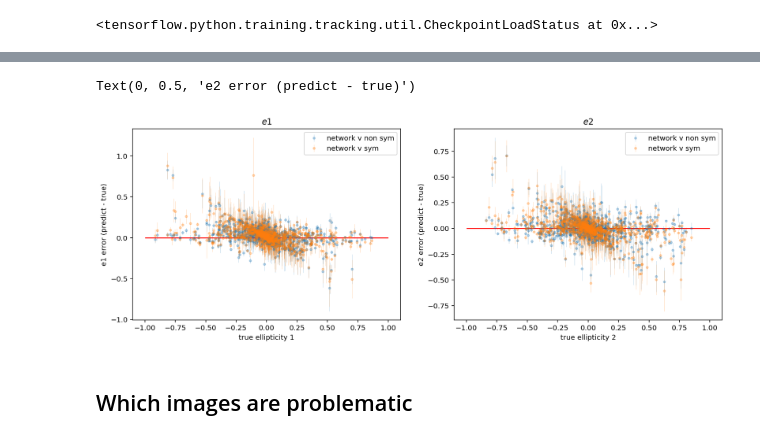
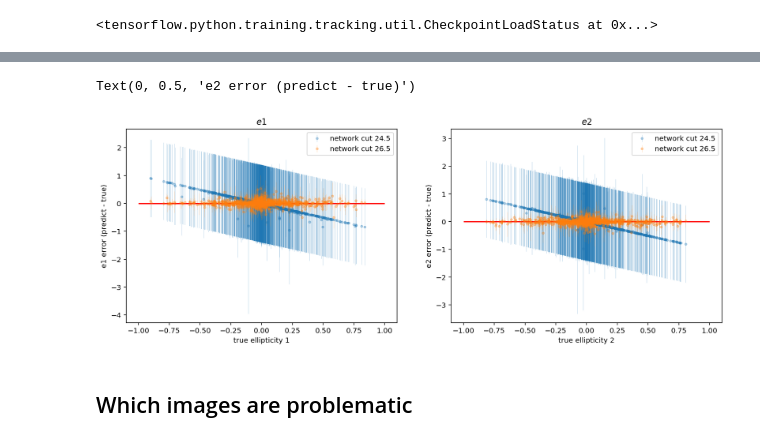
Before and after one commit to BastienArcelin/parameter_estimation, a Jupyter notebook: notebooks/parameter_estimation/DC2_shape_measurement_v1.ipynb, the cells around one changed output, grey strips where cells are left out. Drawn from its saved outputs; the diff is of its cells as text; code cells hidden in the pictures.

```diff
--- a/notebooks/parameter_estimation/DC2_shape_measurement_v1.ipynb
+++ b/notebooks/parameter_estimation/DC2_shape_measurement_v1.ipynb
@@ -117,6 +87,7 @@ dense_activation = None
 bands = [0,1,2,3,4,5]
 # %%
 sys.path.insert(0,'../../scripts/tools_for_VAE/')
-from tools_for_VAE import utils, vae_functions, generator, model
+from tools_for_VAE import utils, vae_functions, generator, model, boxplot
+#reload(model)
 
-net = model.create_model_wo_ls_peak(input_shape, latent_dim, hidden_dim, filters, kernels, final_dim, conv_activation=None, dense_activation=None)  #create_model_wo_ls_peak_3
+net = model.create_model_wo_ls_peak_3(input_shape, latent_dim, hidden_dim, filters, kernels, final_dim, conv_activation=None, dense_activation=None)  #create_model_wo_ls_peak_3
@@ -240,14 +294,14 @@ e2_out_mean_v2 = K.get_value(output_v2.mean())[:,1]
 e1_out_std_v2 = K.get_value(output_v2.stddev())[:,0]
 e2_out_std_v2 = K.get_value(output_v2.stddev())[:,1]
 # %%
-e1_out_mean_v2 = quantile_transformer_1.inverse_transform(e1_out_mean_v2.reshape(-1, 1))
-e2_out_mean_v2 = quantile_transformer_2.inverse_transform(e2_out_mean_v2.reshape(-1, 1))
+#e1_out_mean_v2 = quantile_transformer_1.inverse_transform(e1_out_mean_v2.reshape(-1, 1))
+#e2_out_mean_v2 = quantile_transformer_2.inverse_transform(e2_out_mean_v2.reshape(-1, 1))
 
-e1_out_std_v2 = quantile_transformer_1.inverse_transform(e1_out_std_v2.reshape(-1, 1))
-e2_out_std_v2 = quantile_transformer_2.inverse_transform(e2_out_std_v2.reshape(-1, 1))
+#e1_out_std_v2 = quantile_transformer_1.inverse_transform(e1_out_std_v2.reshape(-1, 1))
+#e2_out_std_v2 = quantile_transformer_2.inverse_transform(e2_out_std_v2.reshape(-1, 1))
 # %%
-diff_net_e1_v2 = e1_out_mean_v2[:,0] + e1[:nb_of_points]
-diff_net_e2_v2 = e2_out_mean_v2[:,0] - e2[:nb_of_points]
+diff_net_e1_v2 = e1_out_mean_v2 + e1[:nb_of_points]
+diff_net_e2_v2 = e2_out_mean_v2 - e2[:nb_of_points]
 
 diff_hsm_e1_v2 = data['e1_hsm_regauss'][:nb_of_points] + e1[:nb_of_points]
 diff_hsm_e2_v2 = data['e2_hsm_regauss'][:nb_of_points] - e2[:nb_of_points]
@@ -282,0 +366,15 @@ Text(0, 0.5, 'e2 error (predict - true)')
+# %%
+nb_of_points = 1000
+output_v1 = net([tf.cast(images[:nb_of_points], tf.float32), tf.cast(psf[:nb_of_points], tf.float32)])
+
+e1_out_mean = K.get_value(output_v1.mean())[:,0]
+e2_out_mean = K.get_value(output_v1.mean())[:,1]
+
+e1_out_std = K.get_value(output_v1.stddev())[:,0]
+e2_out_std = K.get_value(output_v1.stddev())[:,1]
+
+diff_net_e1 = e1_out_mean + e1[:nb_of_points]
+diff_net_e2 = e2_out_mean - e2[:nb_of_points]
+
+diff_hsm_e1 = data['e1_hsm_regauss'][:nb_of_points] + e1[:nb_of_points]
+diff_hsm_e2 = data['e2_hsm_regauss'][:nb_of_points] - e2[:nb_of_points]
@@ -283,27 +403,27 @@ Text(0, 0.5, 'e2 error (predict - true)')
 # %%
 fig, axes = plt.subplots(1, 2, figsize=(15, 5))
 
-axes[0].errorbar(-e1[:nb_of_points], diff_net_e1, yerr = 2*e1_out_std,  fmt='.', elinewidth=0.5, label = 'network v non sym', alpha = 0.3)
-axes[0].errorbar(-e1[:nb_of_points], diff_net_e1_v2, yerr = 2*e1_out_std_v2,  fmt='.', elinewidth=0.5, label = 'network v sym', alpha = 0.3)
+axes[0].errorbar(-e1[:nb_of_points], diff_net_e1, yerr = 2*e1_out_std,  fmt='.', elinewidth=0.5, label = 'network cut 24.5', alpha = 0.3)
+axes[0].errorbar(-e1[:nb_of_points], diff_net_e1_v2, yerr = 2*e1_out_std_v2,  fmt='.', elinewidth=0.5, label = 'network cut 26.5', alpha = 0.3)
 #axes[0].plot(-e1[:nb_of_points], diff_hsm_e1_v2,'.', label = 'hsm')
 x = np.linspace(-1,1)
 axes[0].hlines(0,-1,1,'r')
 axes[0].legend()
 #axes[0].set_ylim(-0.2,0.2)
 axes[0].set_title('$e1$')
 axes[0].set_xlabel('true ellipticity 1')
 axes[0].set_ylabel('e1 error (predict - true)')
 
-axes[1].errorbar(e2[:nb_of_points], diff_net_e2, yerr = 2*e2_out_std,  fmt='.', elinewidth=0.5, label = 'network v non sym', alpha = 0.3)
-axes[1].errorbar(e2[:nb_of_points], diff_net_e2_v2, yerr = 2*e2_out_std_v2,  fmt='.', elinewidth=0.5, label = 'network v sym', alpha = 0.3)
+axes[1].errorbar(e2[:nb_of_points], diff_net_e2, yerr = 2*e2_out_std,  fmt='.', elinewidth=0.5, label = 'network cut 24.5', alpha = 0.3)
+axes[1].errorbar(e2[:nb_of_points], diff_net_e2_v2, yerr = 2*e2_out_std_v2,  fmt='.', elinewidth=0.5, label = 'network cut 26.5', alpha = 0.3)
 
 x = np.linspace(-1,1)
 axes[1].hlines(0,-1,1,'r')
 axes[1].legend()
 #nb_of_pointsaxes[1].set_ylim(-0.2,0.2)
 axes[1].set_title('$e2$')
 axes[1].set_xlabel('true ellipticity 2')
 axes[1].set_ylabel('e2 error (predict - true)')
 # %% [output]
 Text(0, 0.5, 'e2 error (predict - true)')
-[figure, old version]
+[figure, new version]
```
Also changed, not shown: parts of 35 cells of this notebook, 16 other files.
